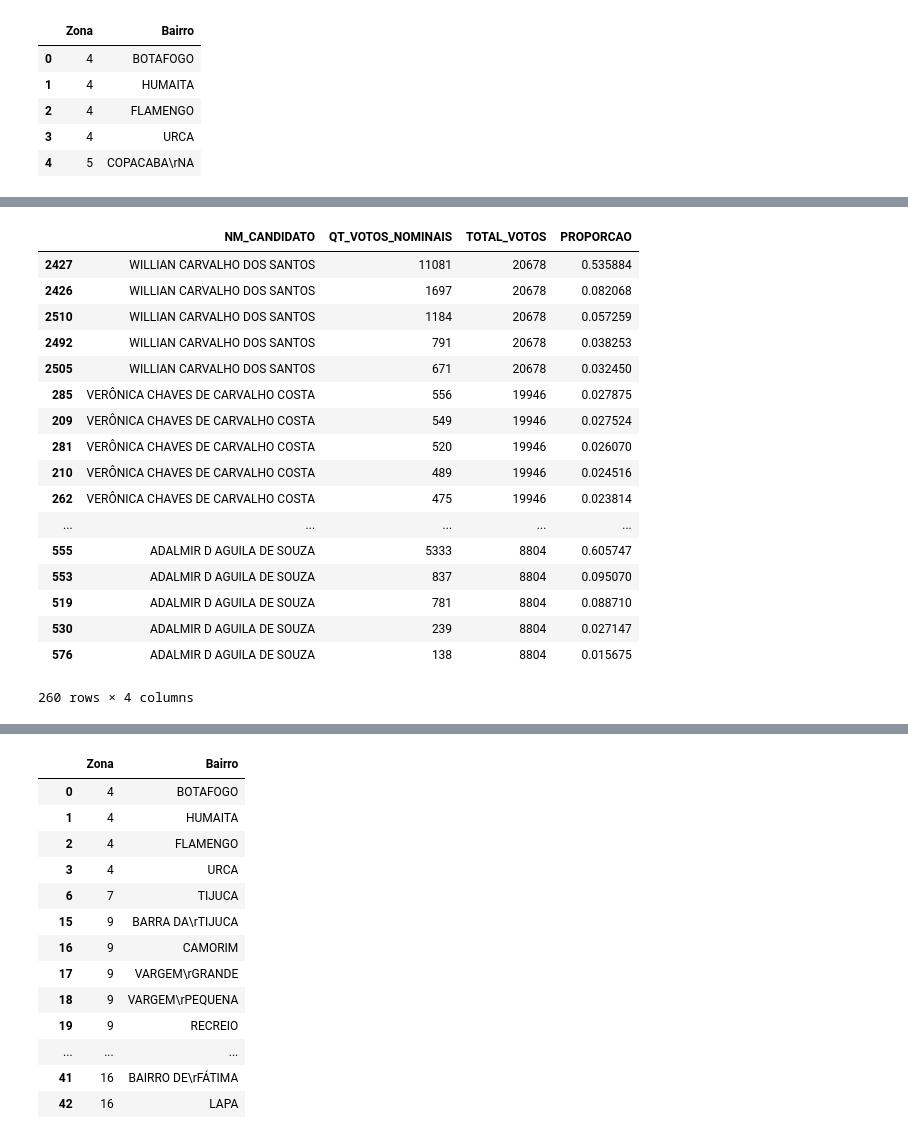
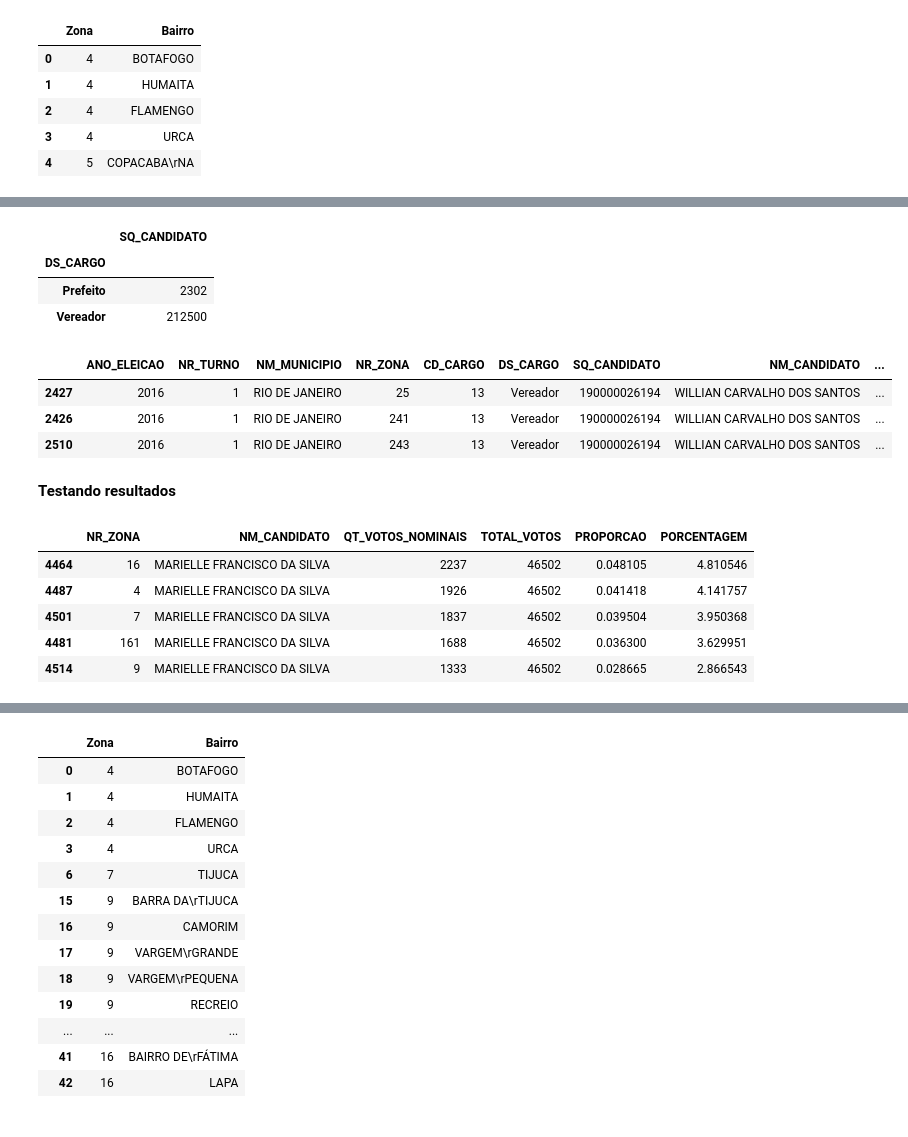
Before and after one commit to foca-aqui/foca-dados, a Jupyter notebook: api/app/service/analise_dados/notebook_votacao.ipynb, the cells around one changed output, grey strips where cells are left out. Cells and saved outputs as stored; diff of their text form; code cells hidden in the pictures.

```diff
--- a/api/app/service/analise_dados/notebook_votacao.ipynb
+++ b/api/app/service/analise_dados/notebook_votacao.ipynb
@@ -104,3 +53,18 @@ votacoes_rj
+# %%
+def add_total_votos(df):
+
+    total_votos = get_total_votos(df)
+    df = df.merge(total_votos, on='NM_CANDIDATO')
+
+    return df
+# %%
+def add_porcentagem_votos(df):
+
+    df['PROPORCAO'] = df['QT_VOTOS_NOMINAIS']/df['TOTAL_VOTOS']
+    df['PORCENTAGEM'] = df['PROPORCAO']*100
+
+    return df
 # %%
-votacoes_rj = votacoes_rj.sort_values(['NM_CANDIDATO', 'QT_VOTOS_NOMINAIS'], ascending=False).groupby('NM_CANDIDATO').head(5)
-votacoes_rj
+def filtrar_top_votos(df, indice):
+    return df.sort_values(['NM_CANDIDATO', 'QT_VOTOS_NOMINAIS'],
+                          ascending=False).groupby('NM_CANDIDATO').head(indice)
@@ -150,0 +71,9 @@ votacoes_rj[['NM_CANDIDATO', 'QT_VOTOS_NOMINAIS', 'TOTAL_VOTOS', 'PROPORCAO']]
+# %%
+def gerar_top_votacoes_candidato(df, indice, municipio):
+
+    df = filtrar_eleitos_municipio(df, municipio)
+    df = add_total_votos(df)
+    df = filtrar_top_votos(df, indice)
+    df = add_porcentagem_votos(df)
+
+    return df
@@ -151,21 +83,32 @@ votacoes_rj[['NM_CANDIDATO', 'QT_VOTOS_NOMINAIS', 'TOTAL_VOTOS', 'PROPORCAO']]
+# %%
+resultados_2016.groupby('DS_CARGO').agg({'SQ_CANDIDATO': 'count'})
+# %% [output]
+|  | SQ_CANDIDATO |
+| DS_CARGO |  |
+| Prefeito | 2302 |
+| Vereador | 212500 |
+# %%
+votacoes_rj_2016 = gerar_top_votacoes_candidato(resultados_2016, 5, 'RIO DE JANEIRO')
+votacoes_rj_2016.head(3)
+# %% [output]
+|  | ANO_ELEICAO | NR_TURNO | NM_MUNICIPIO | NR_ZONA | CD_CARGO | DS_CARGO | SQ_CANDIDATO | NM_CANDIDATO | ... |
+| 2427 | 2016 | 1 | RIO DE JANEIRO | 25 | 13 | Vereador | 190000026194 | WILLIAN CARVALHO DOS SANTOS | ... |
+| 2426 | 2016 | 1 | RIO DE JANEIRO | 241 | 13 | Vereador | 190000026194 | WILLIAN CARVALHO DOS SANTOS | ... |
+| 2510 | 2016 | 1 | RIO DE JANEIRO | 243 | 13 | Vereador | 190000026194 | WILLIAN CARVALHO DOS SANTOS | ... |
+# %% [markdown]
+**Testando resultados**
 # %%
-votacoes_rj[['NM_CANDIDATO', 'QT_VOTOS_NOMINAIS', 'TOTAL_VOTOS', 'PROPORCAO']]
+votacoes_rj_2016.loc[votacoes_rj_2016['NM_URNA_CANDIDATO'] == 'MARIELLE FRANCO'][['NR_ZONA',
+                                                                        'NM_CANDIDATO',
+                                                                        'QT_VOTOS_NOMINAIS',
+                                                                        'TOTAL_VOTOS',
+                                                                        'PROPORCAO',
+                                                                        'PORCENTAGEM'
+                                                                       ]]
 # %% [output]
-|  | NM_CANDIDATO | QT_VOTOS_NOMINAIS | TOTAL_VOTOS | PROPORCAO |
-| 2427 | WILLIAN CARVALHO DOS SANTOS | 11081 | 20678 | 0.535884 |
-| 2426 | WILLIAN CARVALHO DOS SANTOS | 1697 | 20678 | 0.082068 |
-| 2510 | WILLIAN CARVALHO DOS SANTOS | 1184 | 20678 | 0.057259 |
-| 2492 | WILLIAN CARVALHO DOS SANTOS | 791 | 20678 | 0.038253 |
-| 2505 | WILLIAN CARVALHO DOS SANTOS | 671 | 20678 | 0.032450 |
-| 285 | VERÔNICA CHAVES DE CARVALHO COSTA | 556 | 19946 | 0.027875 |
-| 209 | VERÔNICA CHAVES DE CARVALHO COSTA | 549 | 19946 | 0.027524 |
-| 281 | VERÔNICA CHAVES DE CARVALHO COSTA | 520 | 19946 | 0.026070 |
-| 210 | VERÔNICA CHAVES DE CARVALHO COSTA | 489 | 19946 | 0.024516 |
-| 262 | VERÔNICA CHAVES DE CARVALHO COSTA | 475 | 19946 | 0.023814 |
-| ... | ... | ... | ... | ... |
-| 555 | ADALMIR D AGUILA DE SOUZA | 5333 | 8804 | 0.605747 |
-| 553 | ADALMIR D AGUILA DE SOUZA | 837 | 8804 | 0.095070 |
-| 519 | ADALMIR D AGUILA DE SOUZA | 781 | 8804 | 0.088710 |
-| 530 | ADALMIR D AGUILA DE SOUZA | 239 | 8804 | 0.027147 |
-| 576 | ADALMIR D AGUILA DE SOUZA | 138 | 8804 | 0.015675 |
+|  | NR_ZONA | NM_CANDIDATO | QT_VOTOS_NOMINAIS | TOTAL_VOTOS | PROPORCAO | PORCENTAGEM |
+| 4464 | 16 | MARIELLE FRANCISCO DA SILVA | 2237 | 46502 | 0.048105 | 4.810546 |
+| 4487 | 4 | MARIELLE FRANCISCO DA SILVA | 1926 | 46502 | 0.041418 | 4.141757 |
+| 4501 | 7 | MARIELLE FRANCISCO DA SILVA | 1837 | 46502 | 0.039504 | 3.950368 |
+| 4481 | 161 | MARIELLE FRANCISCO DA SILVA | 1688 | 46502 | 0.036300 | 3.629951 |
+| 4514 | 9 | MARIELLE FRANCISCO DA SILVA | 1333 | 46502 | 0.028665 | 2.866543 |
-260 rows × 4 columns
```
Also changed, not shown: parts of 20 cells of this notebook.
